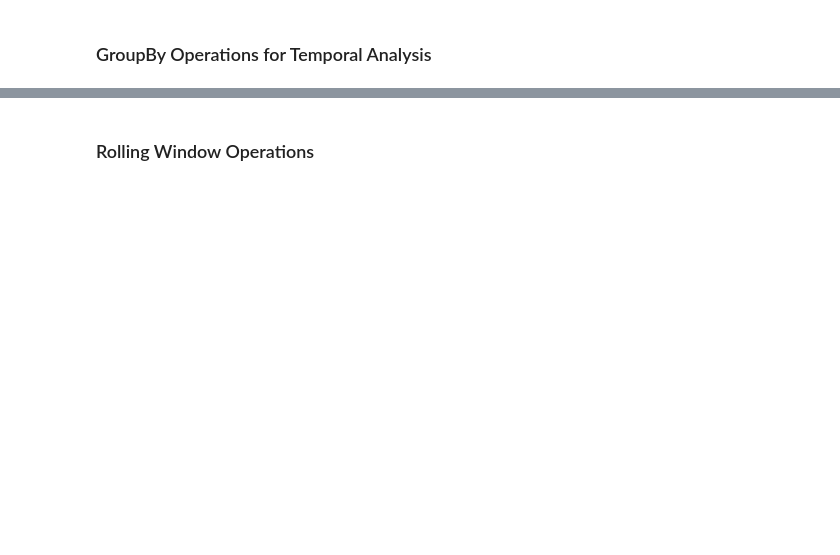
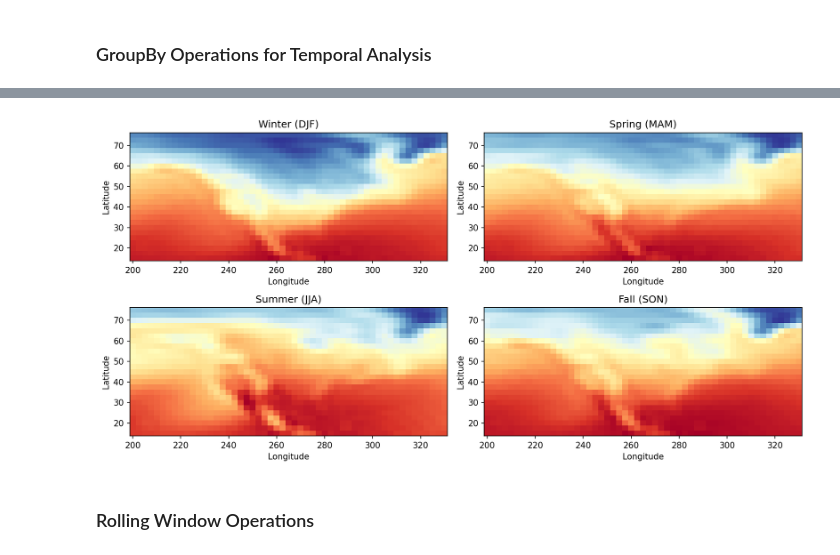
Before and after one commit to arjavrawal/sgsup-arjav-322, a Jupyter notebook: Lecture4_Classwork2_students.ipynb, the cells around one changed output, grey strips where cells are left out. Saved outputs shown, nothing was run; the diff lists cells and outputs as text; code cells hidden in the pictures; blank space fills up the shorter version.

```diff
--- a/Lecture4_Classwork2_students.ipynb
+++ b/Lecture4_Classwork2_students.ipynb
@@ -305,7 +407,7 @@ print(f'Number of exceptionally warm time periods: {}')
 ### GroupBy Operations for Temporal Analysis
 # %%
 # Assign the result of the groupby function to seasonal_means
-seasonal_means =
+seasonal_means = ds.air.groupby("time.season").mean()
 # Print information or results
 print('Seasonal temperature patterns:')
 # Execute the following operation
@@ -313,28 +435,30 @@ seasonal_means
 # %%
 # Create a plot and assign the result to fig, axes
-fig, axes =
+fig, axes = plt.subplots(2,2,figsize=(12,6))
 # Assign a value to seasons
 seasons = ["DJF", "MAM", "JJA", "SON"]
 # Assign a value to season_names
 season_names = ["Winter", "Spring", "Summer", "Fall"]
 # Loop over items
-for i, (season, name) in :
+for i, (season, name) in enumerate(zip(seasons, season_names)):
  # Assign a value to ax
- ax =
+ ax = axes[i // 2, i % 2]
  # Execute the following operation
- seasonal_means.sel(season=season).plot(ax=, cmap="RdYlBu_r",
+ seasonal_means.sel(season=season).plot(ax=ax, cmap="RdYlBu_r",
 # Assign a value to add_colorbar
-add_colorbar=
+add_colorbar=False)
  # Call the set_title function
  ax.set_title(f"{name} ({season})")
  # Call the set_xlabel function
  ax.set_xlabel("Longitude")
  # Call the set_ylabel function
  ax.set_ylabel("Latitude")
 # Call the tight_layout function
 plt.tight_layout()
 # Call the show function
 plt.show()
+# %% [output]
+[figure, added]
 # %% [markdown]
 ### Rolling Window Operations
 # %%
```
Also changed, not shown: parts of 21 cells of this notebook, 1 other file.
